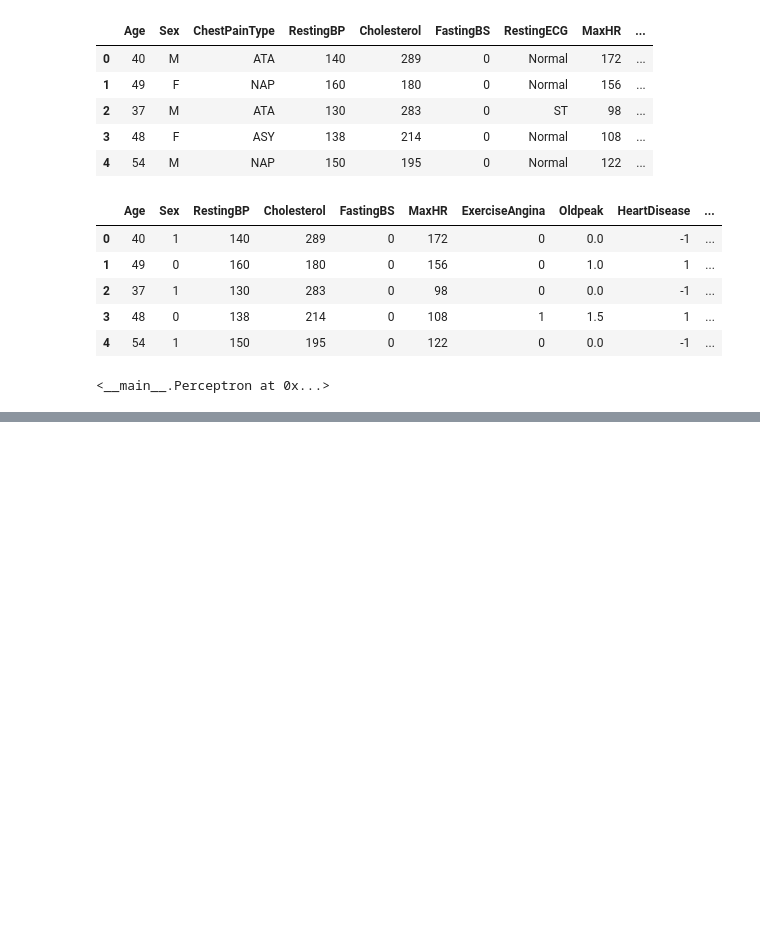
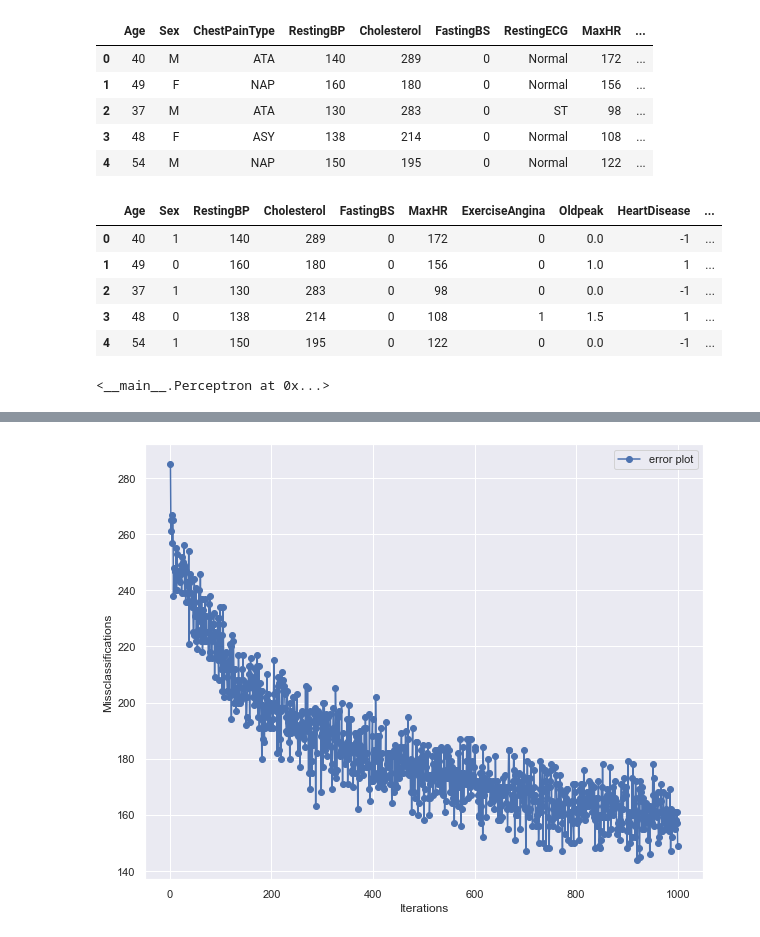
Before and after one commit to YulinLi98/INDE_577_Repo, a Jupyter notebook: supervised learning/Perceptron/Perceptron.ipynb, the cells around one changed output, grey strips where cells are left out. Cells and saved outputs as stored; diff of their text form; code cells hidden in the pictures; blank space fills up the shorter version.

Commit message:
Update on Perceptron folder

```diff
--- a/supervised learning/Perceptron/Perceptron.ipynb
+++ b/supervised learning/Perceptron/Perceptron.ipynb
@@ -129,0 +131,16 @@ cf_matrix = [[ 79  33]
+# %%
+# What if we increase the epochs number to 1000?
+np.random.seed(2)
+percep = Perceptron(epochs = 1000)
+percep.train(X_train, y_train)
+
+plt.figure(figsize = (10, 8))
+plt.plot(range(1, len(percep.errors_)+1), percep.errors_,
+         marker = "o",
+         label = "error plot",)
+plt.xlabel("Iterations")
+plt.ylabel("Missclassifications")
+plt.legend()
+plt.show()
+# %% [output]
+[figure, added]
```
Also changed, not shown: parts of 5 cells of this notebook.
